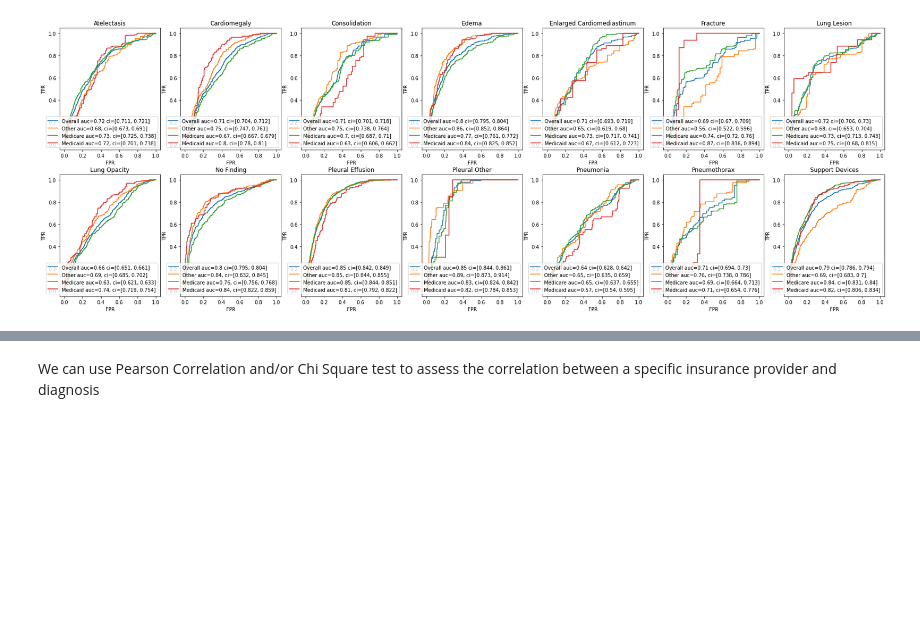
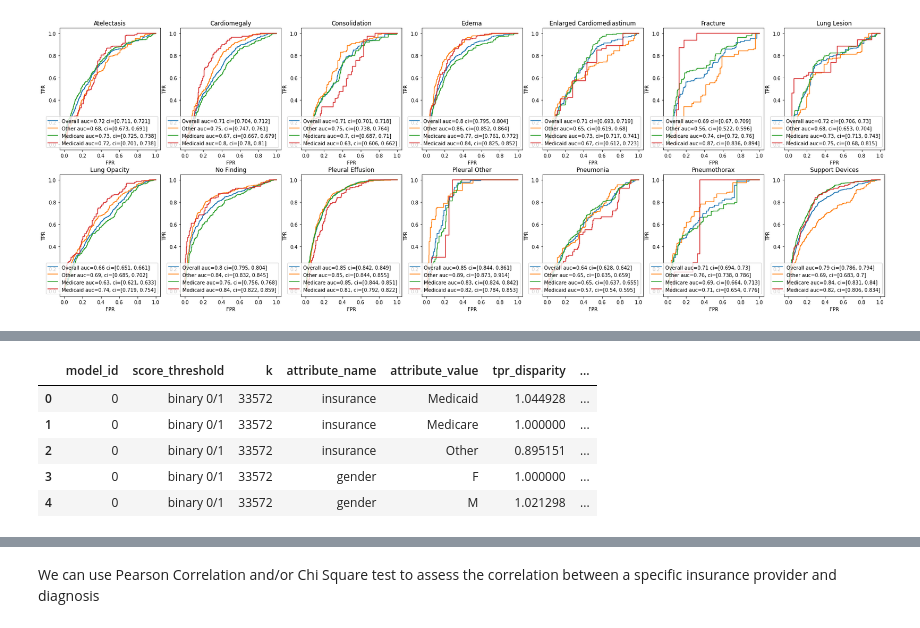
Before and after one commit to zmz223/CS334FinalProject, a Jupyter notebook: mert/mert_analysis.ipynb, the cells around one changed output, grey strips where cells are left out. Drawn from its saved outputs; the diff is of its cells as text; code cells hidden in the pictures; blank space fills up the shorter version.

```diff
--- a/mert/mert_analysis.ipynb
+++ b/mert/mert_analysis.ipynb
@@ -172,0 +238,10 @@ _Model performs noticeably worse for the "other" (i.e., privaye) insurance patie
+# %%
+# label_tpr_disparity[0][0][['attribute_name', 'attribute_value', 'tpr_disparity']]
+label_tpr_disparity[0][0].filter(['model_id', 'score_threshold', 'k', 'attribute_name', 'attribute_value', 'tpr_disparity', 'tpr_ref_group_value', 'label'], axis=1)
+# %% [output]
+|  | model_id | score_threshold | k | attribute_name | attribute_value | tpr_disparity | ... |
+| 0 | 0 | binary 0/1 | 33572 | insurance | Medicaid | 1.044928 | ... |
+| 1 | 0 | binary 0/1 | 33572 | insurance | Medicare | 1.000000 | ... |
+| 2 | 0 | binary 0/1 | 33572 | insurance | Other | 0.895151 | ... |
+| 3 | 0 | binary 0/1 | 33572 | gender | F | 1.000000 | ... |
+| 4 | 0 | binary 0/1 | 33572 | gender | M | 1.021298 | ... |
```
Also changed, not shown: parts of 13 cells of this notebook.
